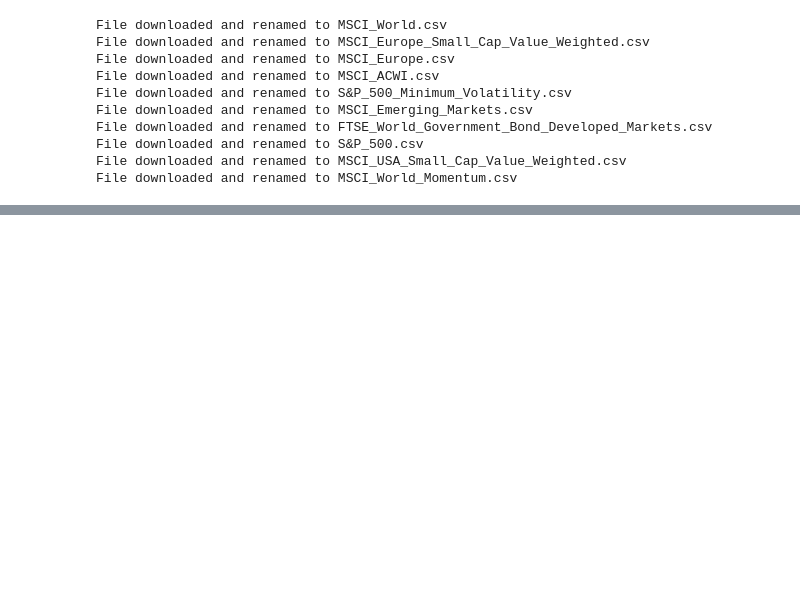
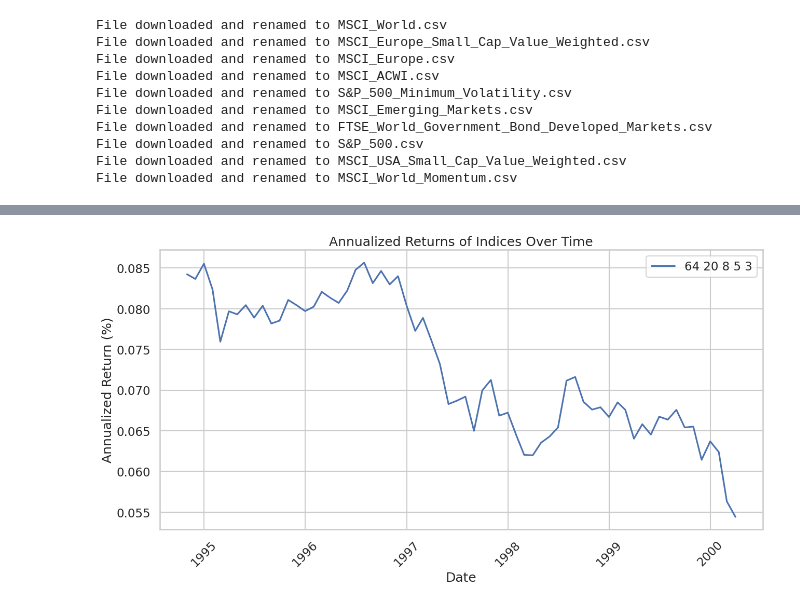
Before and after one commit to PhisicsLollo0/Finance4All, a Jupyter notebook: prices_scraping.ipynb, the cells around one changed output, grey strips where cells are left out. Saved outputs shown, nothing was run; the diff lists cells and outputs as text; code cells hidden in the pictures; blank space fills up the shorter version.

```diff
--- a/prices_scraping.ipynb
+++ b/prices_scraping.ipynb
@@ -111,0 +58,31 @@ plot_percentage_returns(data_selected)
+# %%
+def plot_annualized_returns(results):
+    """
+    Plots the annualized returns of indices over time.
+
+    Parameters:
+        results (dict or DataFrame): A dictionary or DataFrame containing date-indexed annualized return data.
+    """
+    df = pd.DataFrame(results)
+
+    # Ensure Date column is in datetime format and set it as index
+    df["Date"] = pd.to_datetime(df["Date"])
+    df.set_index("Date", inplace=True)
+
+    # Plot
+    plt.figure(figsize=(15, 7))
+    for col in df.columns:
+        plt.plot(df.index, df[col]*100, label=col)
+
+    plt.xlabel("Date")
+    plt.ylabel("Annualized Return (%)")
+    plt.title("Annualized Returns of Indices Over Time")
+    plt.legend()
+    plt.grid(True)
+    plt.xticks(rotation=45)
+    plt.show()
+# %%
+results = compute_portfolio_returns_combined(data_selected, weights, years=25)
+plot_annualized_returns(results)
+# %% [output]
+[figure, added]
```
Also changed, not shown: parts of 7 cells of this notebook, 2 other files.
